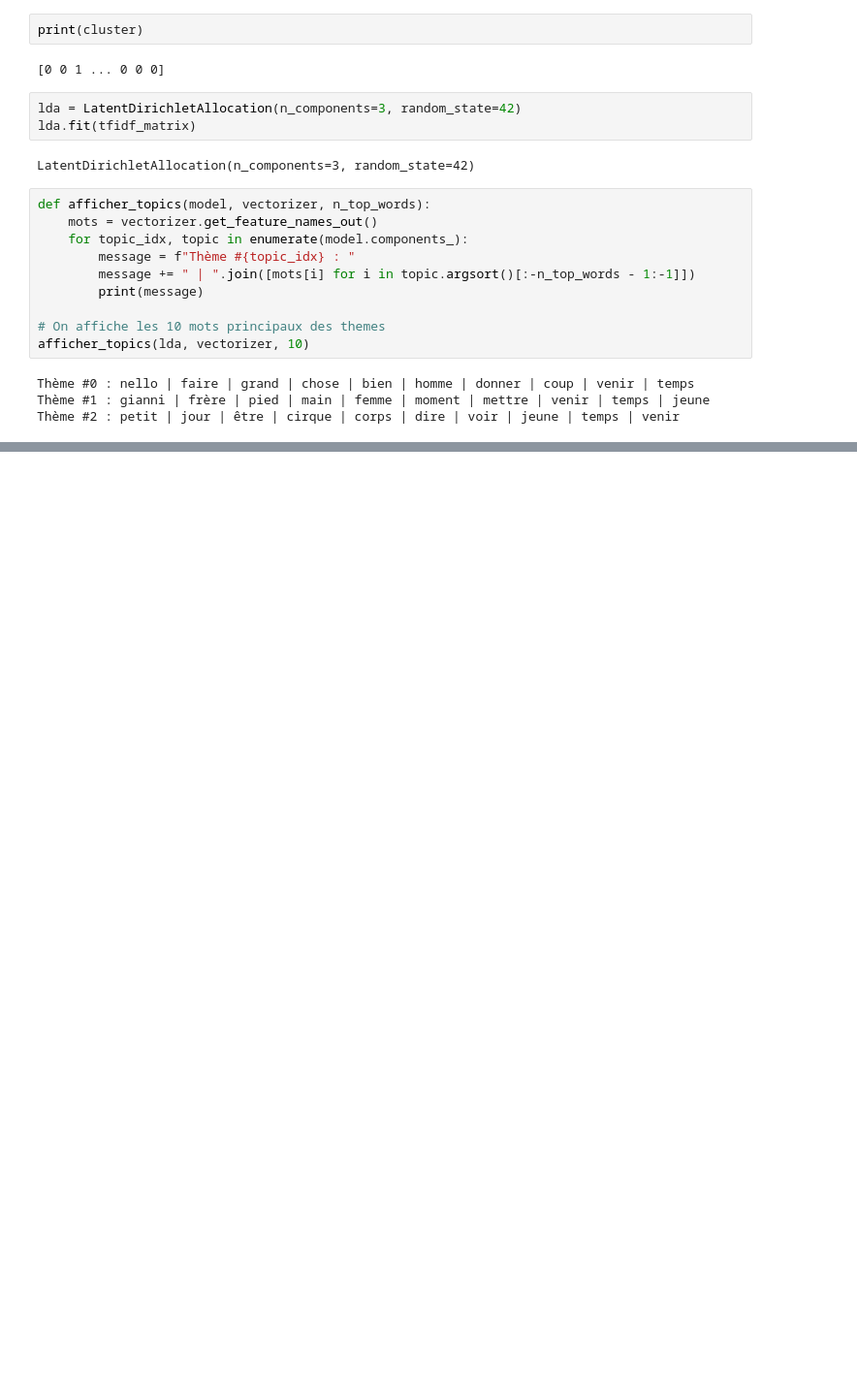
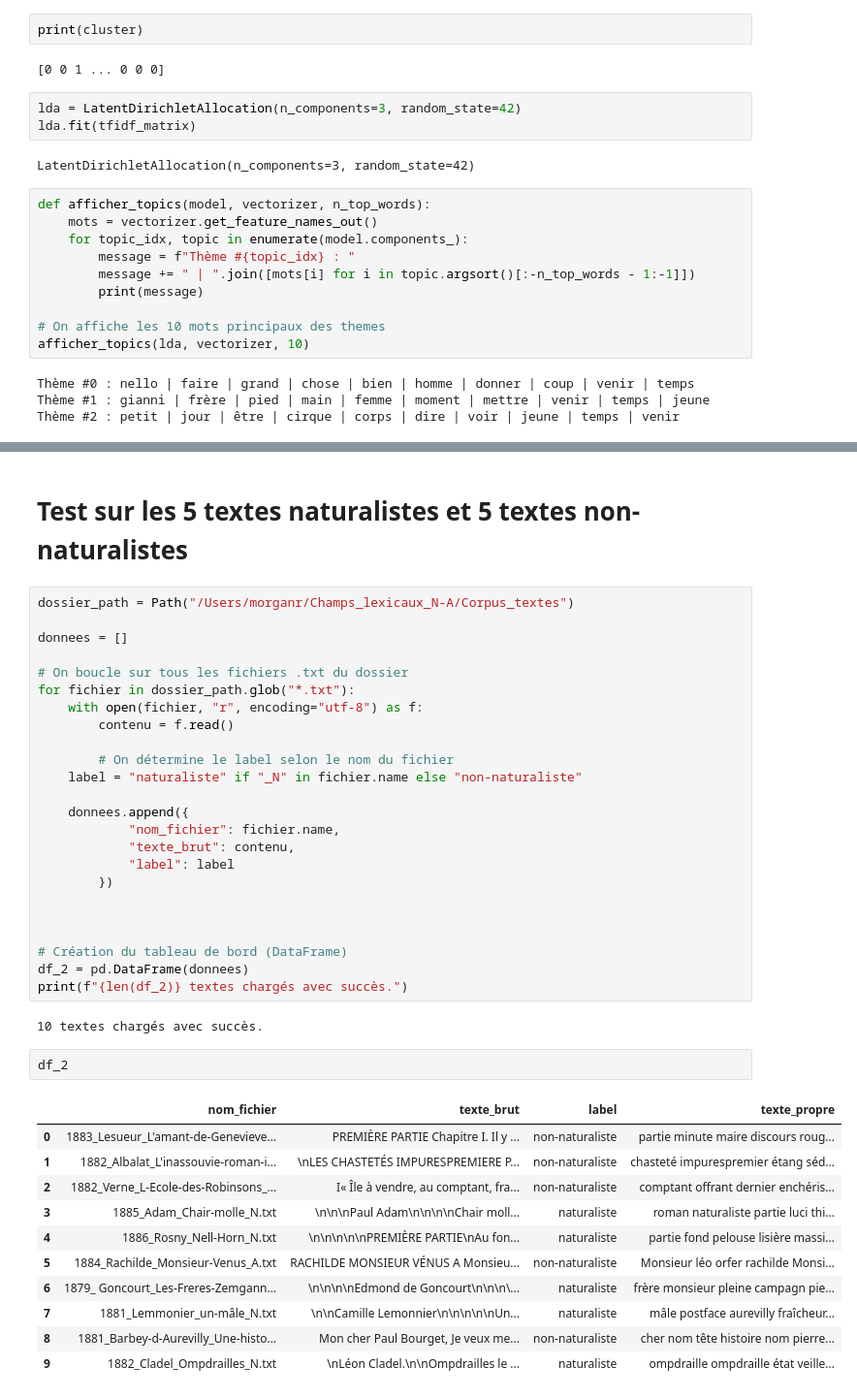
Before and after one commit to NagromLeBG/Champs_lexicaux_N-A, a Jupyter notebook: Test_naturaliste.ipynb, the cells around one changed output, grey strips where cells are left out. Shown at 97% size. Drawn from its saved outputs; the diff is of its cells as text; blank space fills up the shorter version.

```diff
--- a/Test_naturaliste.ipynb
+++ b/Test_naturaliste.ipynb
@@ -179,0 +285,42 @@ Thème #2 : petit | jour | être | cirque | corps | dire | voir | jeune | temps
+# %% [markdown]
+# Test sur les 5 textes naturalistes et 5 textes non-naturalistes
+# %%
+dossier_path = Path("/Users/morganr/Champs_lexicaux_N-A/Corpus_textes")
+
+donnees = []
+
+# On boucle sur tous les fichiers .txt du dossier
+for fichier in dossier_path.glob("*.txt"):
+    with open(fichier, "r", encoding="utf-8") as f:
+        contenu = f.read()
+
+        # On détermine le label selon le nom du fichier
+    label = "naturaliste" if "_N" in fichier.name else "non-naturaliste"
+
+    donnees.append({
+            "nom_fichier": fichier.name,
+            "texte_brut": contenu,
+            "label": label
+        })
+
+
+
+# Création du tableau de bord (DataFrame)
+df_2 = pd.DataFrame(donnees)
+print(f"{len(df_2)} textes chargés avec succès.")
+# %% [output]
+10 textes chargés avec succès.
+# %%
+df_2
+# %% [output]
+|  | nom_fichier | texte_brut | label | texte_propre |
+| 0 | 1883_Lesueur_L'amant-de-Genevieve... | PREMIÈRE PARTIE Chapitre I. Il y ... | non-naturaliste | partie minute maire discours roug... |
+| 1 | 1882_Albalat_L'inassouvie-roman-i... | \nLES CHASTETÉS IMPURESPREMIERE P... | non-naturaliste | chasteté impurespremier étang séd... |
+| 2 | 1882_Verne_L-Ecole-des-Robinsons_... | I« Île à vendre, au comptant, fra... | non-naturaliste | comptant offrant dernier enchéris... |
+| 3 | 1885_Adam_Chair-molle_N.txt | \n\n\nPaul Adam\n\n\n\nChair moll... | naturaliste | roman naturaliste partie luci thi... |
+| 4 | 1886_Rosny_Nell-Horn_N.txt | \n\n\n\n\nPREMIÈRE PARTIE\nAu fon... | naturaliste | partie fond pelouse lisière massi... |
+| 5 | 1884_Rachilde_Monsieur-Venus_A.txt | RACHILDE MONSIEUR VÉNUS A Monsieu... | non-naturaliste | Monsieur léo orfer rachilde Monsi... |
+| 6 | 1879_ Goncourt_Les-Freres-Zemgann... | \n\n\n\nEdmond de Goncourt\n\n\n\... | naturaliste | frère monsieur pleine campagn pie... |
+| 7 | 1881_Lemmonier_un-mâle_N.txt | \n\nCamille Lemonnier\n\n\n\n\nUn... | naturaliste | mâle postface aurevilly fraîcheur... |
+| 8 | 1881_Barbey-d-Aurevilly_Une-histo... | Mon cher Paul Bourget, Je veux me... | non-naturaliste | cher nom tête histoire nom pierre... |
+| 9 | 1882_Cladel_Ompdrailles_N.txt | \nLéon Cladel.\n\nOmpdrailles le ... | naturaliste | ompdraille ompdraille état veille... |
```
Also changed, not shown: parts of 12 cells of this notebook.
